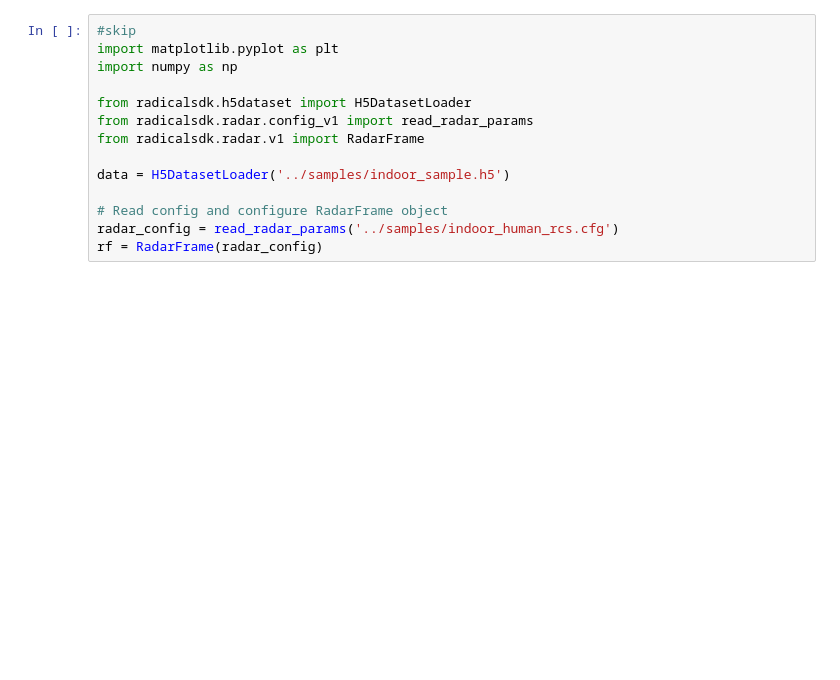
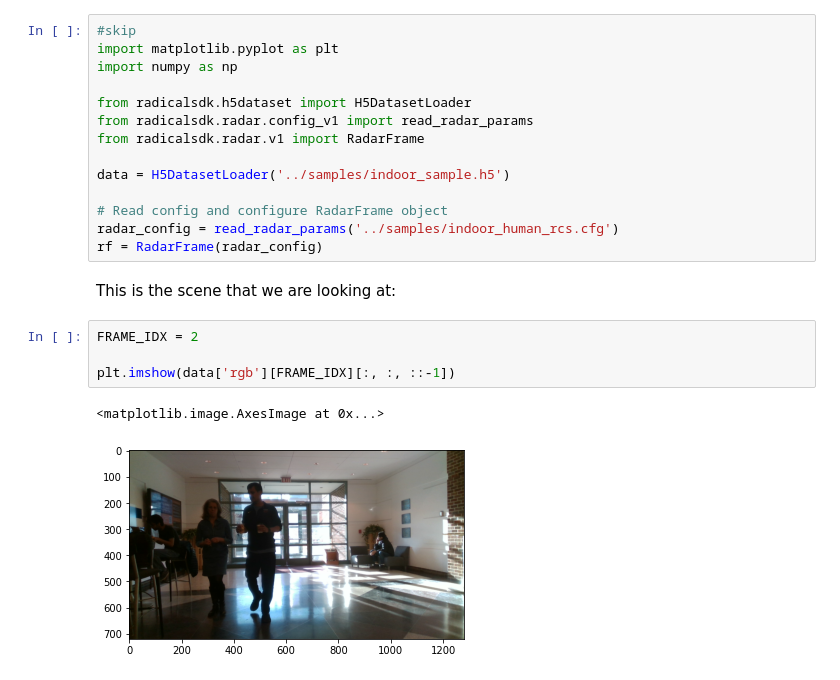
Before and after one commit to moodoki/radical_sdk, a Jupyter notebook: nbs/Beamforming.ipynb, the cells around one changed output. Drawn from its saved outputs; the diff is of its cells as text; blank space fills up the shorter version.

```diff
--- a/nbs/Beamforming.ipynb
+++ b/nbs/Beamforming.ipynb
@@ -20,6 +20,15 @@ data = H5DatasetLoader('../samples/indoor_sample.h5')
 # Read config and configure RadarFrame object
 radar_config = read_radar_params('../samples/indoor_human_rcs.cfg')
 rf = RadarFrame(radar_config)
+# %% [markdown]
+This is the scene that we are looking at:
+# %%
+FRAME_IDX = 2
+
+plt.imshow(data['rgb'][FRAME_IDX][:, :, ::-1])
+# %% [output]
+<matplotlib.image.AxesImage at 0x...>
+[figure, added]
 # %% [markdown]
 ## Capon (Minimum Variance) Beamforming
 
```
Also changed, not shown: parts of 17 cells of this notebook, 1 other file.
